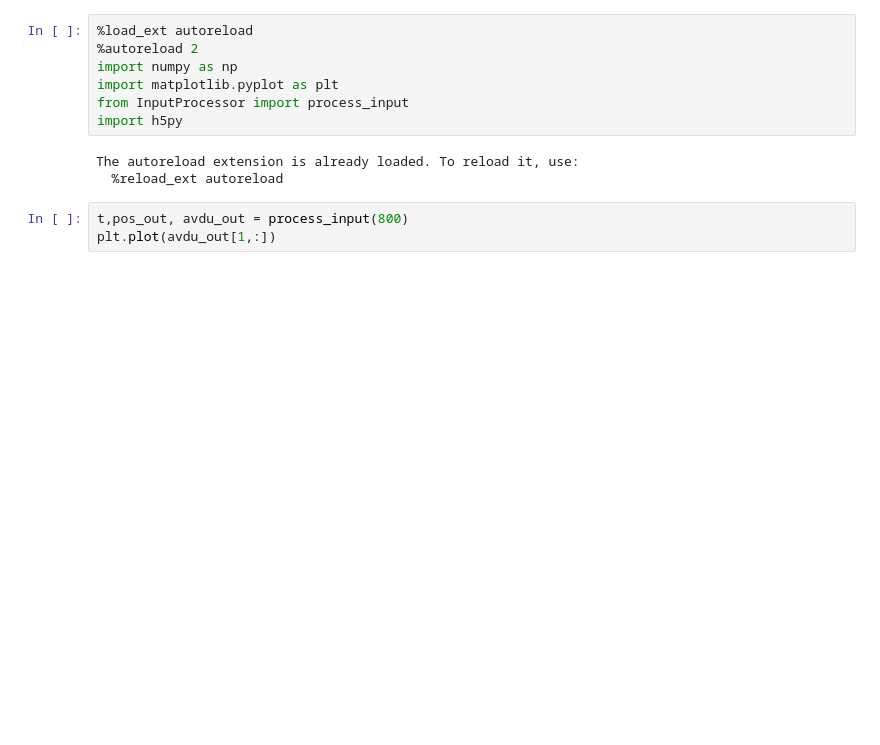
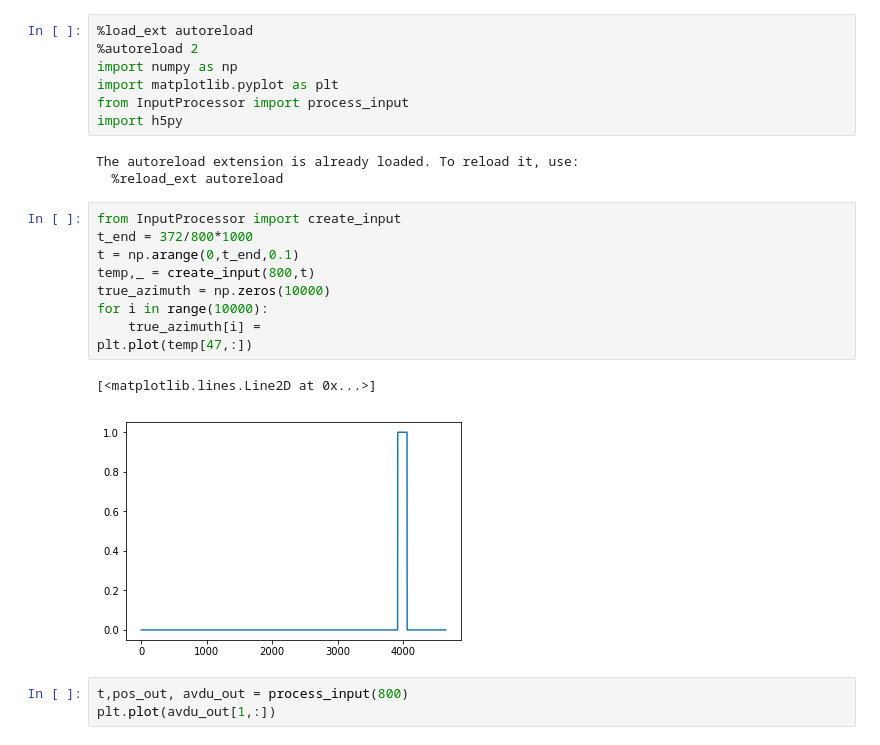
Before and after one commit to adityasinha379/FlyBrainProject, a Jupyter notebook: Project_as5624_pb2735.ipynb, the cells around one changed output. Saved outputs shown, nothing was run; the diff lists cells and outputs as text; blank space fills up the shorter version.

Commit message:
Generating Azimuths

```diff
--- a/Project_as5624_pb2735.ipynb
+++ b/Project_as5624_pb2735.ipynb
@@ -12,6 +12,18 @@ import h5py
 # %% [output]
 The autoreload extension is already loaded. To reload it, use:
   %reload_ext autoreload
+# %%
+from InputProcessor import create_input
+t_end = 372/800*1000
+t = np.arange(0,t_end,0.1)
+temp,_ = create_input(800,t)
+true_azimuth = np.zeros(10000)
+for i in range(10000):
+    true_azimuth[i] =
+plt.plot(temp[47,:])
+# %% [output]
+[<matplotlib.lines.Line2D at 0x...>]
+[figure, added]
 # %%
 t,pos_out, avdu_out = process_input(800)
 plt.plot(avdu_out[1,:])
```
Also changed, not shown: parts of 2 cells of this notebook, 3 other files.
